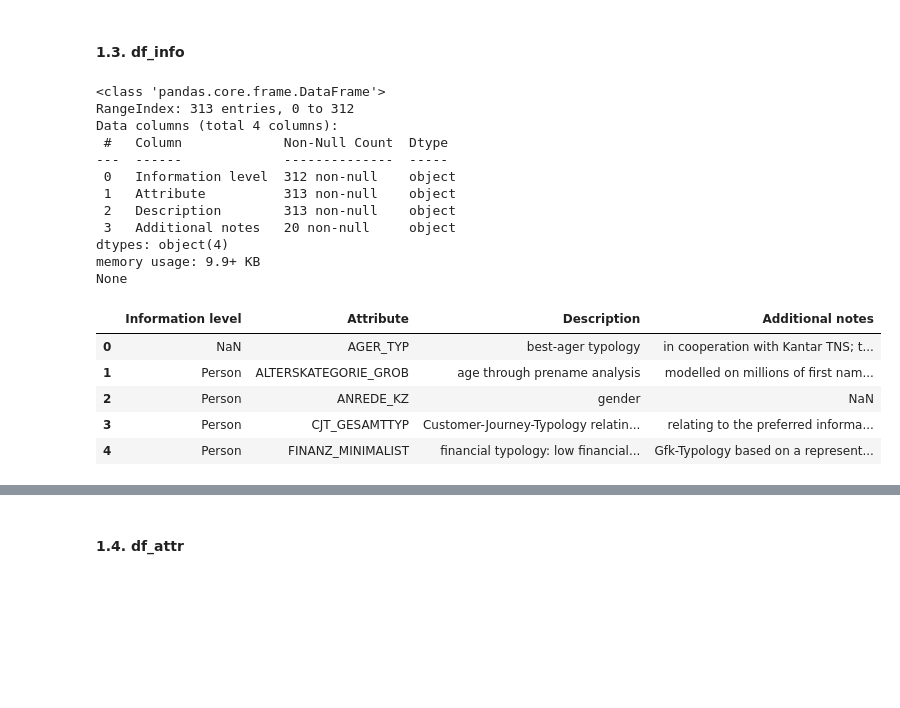
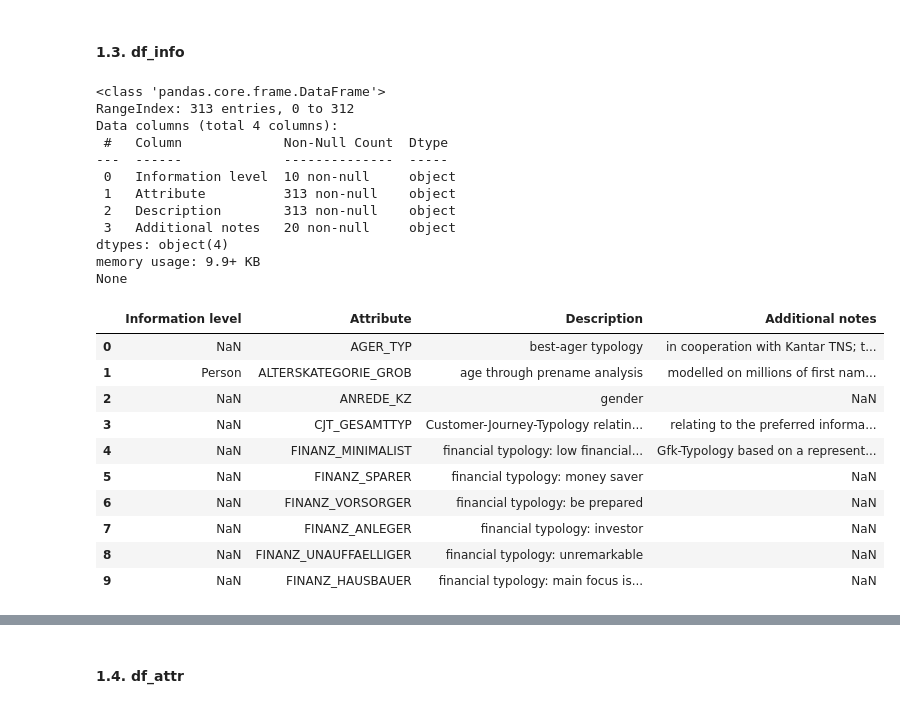
Before and after one commit to jaeyoun-chang/u_city_capstone, a Jupyter notebook: Arvato Project Workbook.ipynb, the cells around one changed output, grey strips where cells are left out. Saved outputs shown, nothing was run; the diff lists cells and outputs as text; code cells hidden in the pictures; blank space fills up the shorter version.

```diff
--- a/Arvato Project Workbook.ipynb
+++ b/Arvato Project Workbook.ipynb
@@ -241,33 +241,35 @@ max     99.876860
 # %%
 '''
 load and overview
 '''
 
 df_info = pd.read_excel(
     'DIAS Information Levels - Attributes 2017.xlsx', header=1).iloc[:, 1:]
 df_info.name = 'df_info'
 
-# only 1st lines of information have values
-df_info['Information level'] = df_info['Information level'].fillna(method = 'ffill')
-
 print (df_info.info())
-df_info.head()
+df_info.head(10)
 # %% [output]
 <class 'pandas.core.frame.DataFrame'>
 RangeIndex: 313 entries, 0 to 312
 Data columns (total 4 columns):
  #   Column             Non-Null Count  Dtype
 ---  ------             --------------  -----
- 0   Information level  312 non-null    object
+ 0   Information level  10 non-null     object
  1   Attribute          313 non-null    object
  2   Description        313 non-null    object
  3   Additional notes   20 non-null     object
 dtypes: object(4)
 memory usage: 9.9+ KB
 None
 |  | Information level | Attribute | Description | Additional notes |
 | 0 | NaN | AGER_TYP | best-ager typology | in cooperation with Kantar TNS; t... |
 | 1 | Person | ALTERSKATEGORIE_GROB | age through prename analysis | modelled on millions of first nam... |
-| 2 | Person | ANREDE_KZ | gender | NaN |
-| 3 | Person | CJT_GESAMTTYP | Customer-Journey-Typology relatin... | relating to the preferred informa... |
-| 4 | Person | FINANZ_MINIMALIST | financial typology: low financial... | Gfk-Typology based on a represent... |
+| 2 | NaN | ANREDE_KZ | gender | NaN |
+| 3 | NaN | CJT_GESAMTTYP | Customer-Journey-Typology relatin... | relating to the preferred informa... |
+| 4 | NaN | FINANZ_MINIMALIST | financial typology: low financial... | Gfk-Typology based on a represent... |
+| 5 | NaN | FINANZ_SPARER | financial typology: money saver | NaN |
+| 6 | NaN | FINANZ_VORSORGER | financial typology: be prepared | NaN |
+| 7 | NaN | FINANZ_ANLEGER | financial typology: investor | NaN |
+| 8 | NaN | FINANZ_UNAUFFAELLIGER | financial typology: unremarkable | NaN |
+| 9 | NaN | FINANZ_HAUSBAUER | financial typology: main focus is... | NaN |
```
Also changed, not shown: parts of 16 cells of this notebook, 2 other files.
